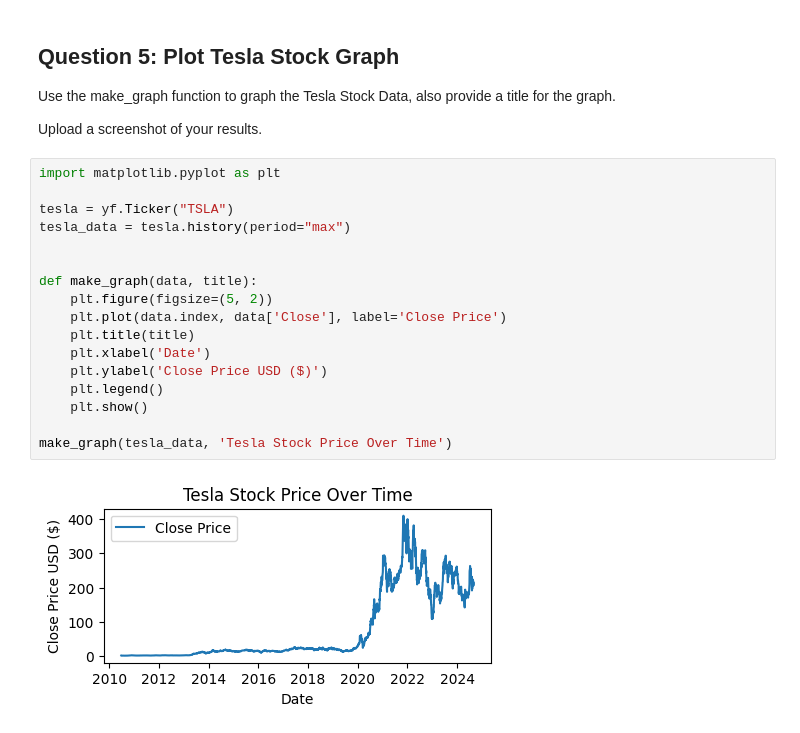
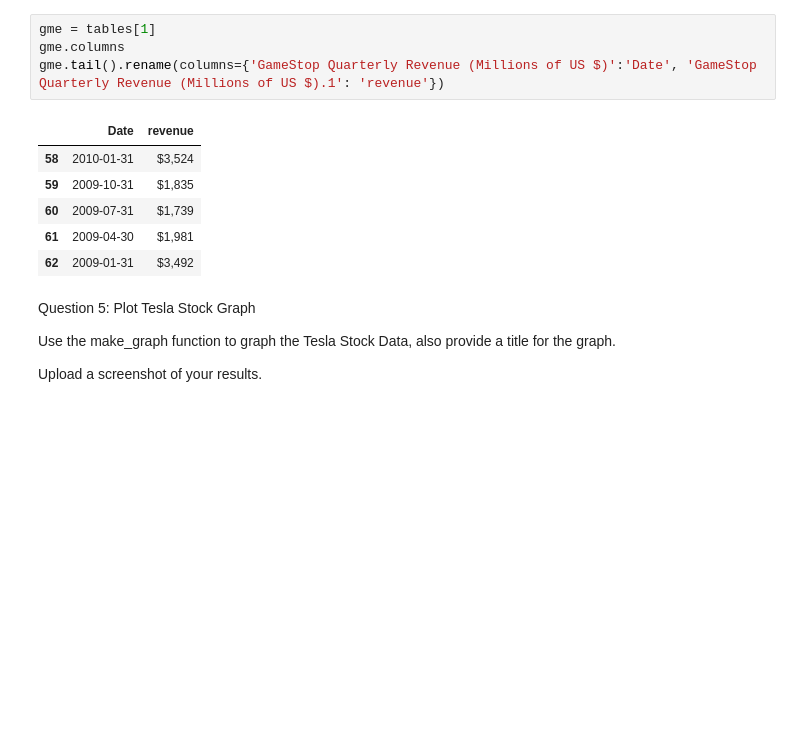
Before and after one commit to moises110/Analyzing-Historical-Stock, a Jupyter notebook: main.ipynb, the cells around one changed output. Drawn from its saved outputs; the diff is of its cells as text; blank space fills up the shorter version.

```diff
--- a/main.ipynb
+++ b/main.ipynb
@@ -84,25 +147,17 @@ gme_revenue_df.head()
+# %%
+gme = tables[1]
+gme.columns
+gme.tail().rename(columns={'GameStop Quarterly Revenue (Millions of US $)':'Date', 'GameStop Quarterly Revenue (Millions of US $).1': 'revenue'})
+# %% [output]
+|  | Date | revenue |
+| 58 | 2010-01-31 | $3,524 |
+| 59 | 2009-10-31 | $1,835 |
+| 60 | 2009-07-31 | $1,739 |
+| 61 | 2009-04-30 | $1,981 |
+| 62 | 2009-01-31 | $3,492 |
 # %% [markdown]
-## Question 5: Plot Tesla Stock Graph
+Question 5: Plot Tesla Stock Graph
 
 Use the make_graph function to graph the Tesla Stock Data, also provide a title for the graph.
 
 Upload a screenshot of your results.
-# %%
-import matplotlib.pyplot as plt
-
-tesla = yf.Ticker("TSLA")
-tesla_data = tesla.history(period="max")
-
-
-def make_graph(data, title):
-    plt.figure(figsize=(5, 2))
-    plt.plot(data.index, data['Close'], label='Close Price')
-    plt.title(title)
-    plt.xlabel('Date')
-    plt.ylabel('Close Price USD ($)')
-    plt.legend()
-    plt.show()
-
-make_graph(tesla_data, 'Tesla Stock Price Over Time')
-# %% [output]
-[figure, removed]
```
Also changed, not shown: parts of 20 cells of this notebook.
